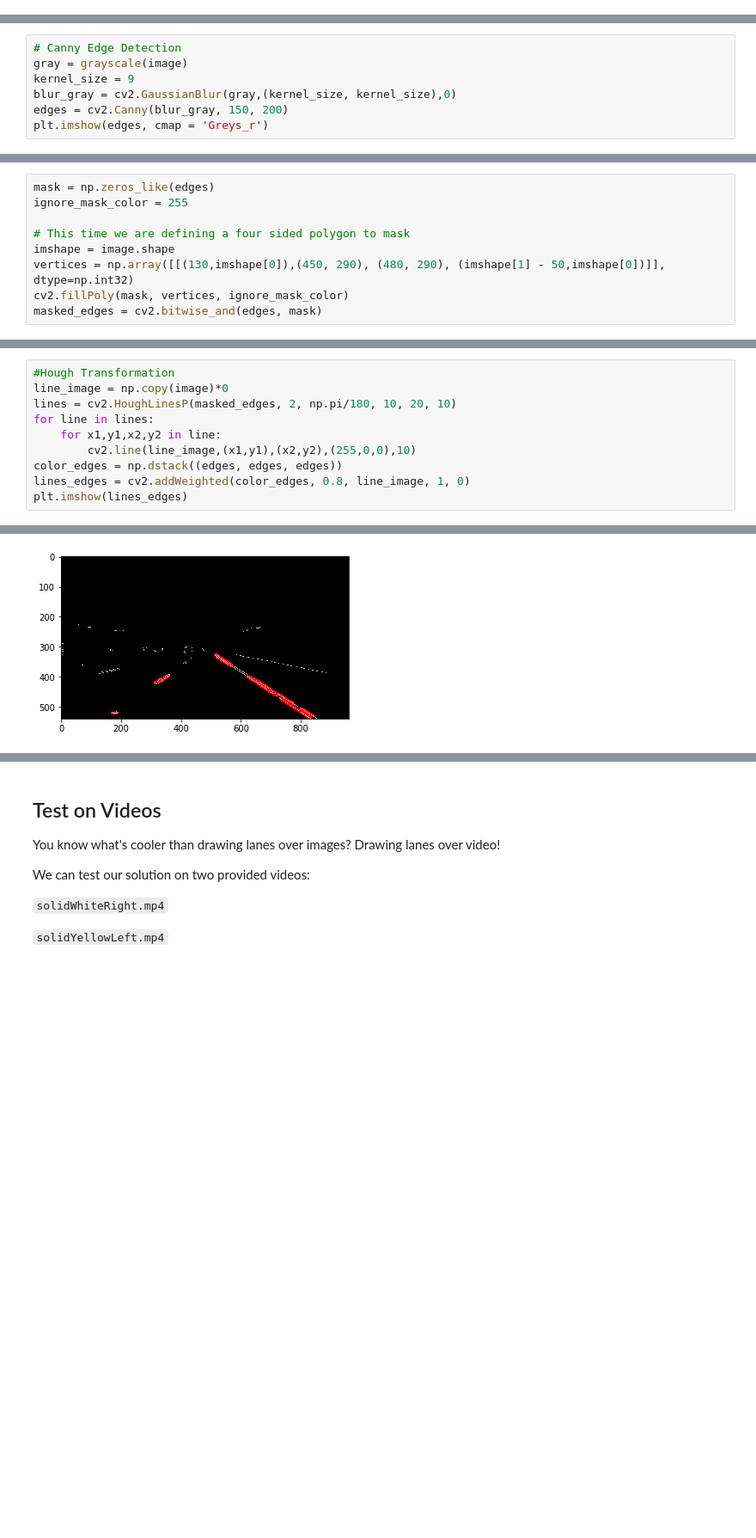
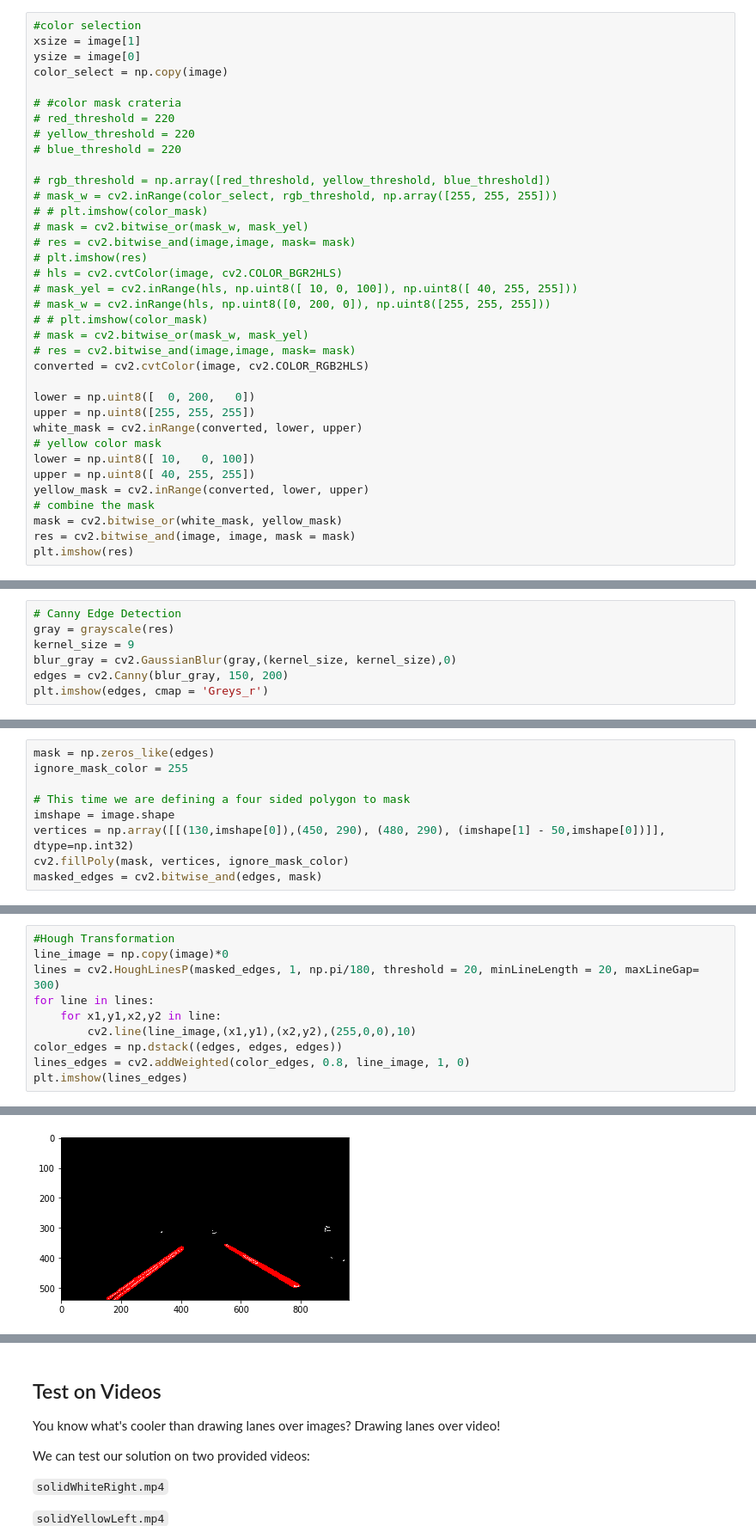
Before and after one commit to shiruizhi1234/CarND-LaneLines-P1, a Jupyter notebook: P1.ipynb, the cells around one changed output, grey strips where cells are left out. Shown: that part at 86% size. Saved outputs shown, nothing was run; the diff lists cells and outputs as text; blank space fills up the shorter version.

```diff
--- a/P1.ipynb
+++ b/P1.ipynb
@@ -235,0 +259,36 @@ plt.imshow(color_mask)
+# %%
+#color selection
+xsize = image[1]
+ysize = image[0]
+color_select = np.copy(image)
+
+# #color mask crateria
+# red_threshold = 220
+# yellow_threshold = 220
+# blue_threshold = 220
+
+# rgb_threshold = np.array([red_threshold, yellow_threshold, blue_threshold])
+# mask_w = cv2.inRange(color_select, rgb_threshold, np.array([255, 255, 255]))
+# # plt.imshow(color_mask)
+# mask = cv2.bitwise_or(mask_w, mask_yel)
+# res = cv2.bitwise_and(image,image, mask= mask)
+# plt.imshow(res)
+# hls = cv2.cvtColor(image, cv2.COLOR_BGR2HLS)
+# mask_yel = cv2.inRange(hls, np.uint8([ 10, 0, 100]), np.uint8([ 40, 255, 255]))
+# mask_w = cv2.inRange(hls, np.uint8([0, 200, 0]), np.uint8([255, 255, 255]))
+# # plt.imshow(color_mask)
+# mask = cv2.bitwise_or(mask_w, mask_yel)
+# res = cv2.bitwise_and(image,image, mask= mask)
+converted = cv2.cvtColor(image, cv2.COLOR_RGB2HLS)
+
+lower = np.uint8([  0, 200,   0])
+upper = np.uint8([255, 255, 255])
+white_mask = cv2.inRange(converted, lower, upper)
+# yellow color mask
+lower = np.uint8([ 10,   0, 100])
+upper = np.uint8([ 40, 255, 255])
+yellow_mask = cv2.inRange(converted, lower, upper)
+# combine the mask
+mask = cv2.bitwise_or(white_mask, yellow_mask)
+res = cv2.bitwise_and(image, image, mask = mask)
+plt.imshow(res)
@@ -236,6 +304,6 @@ plt.imshow(color_mask)
 # %%
 # Canny Edge Detection
-gray = grayscale(image)
+gray = grayscale(res)
 kernel_size = 9
 blur_gray = cv2.GaussianBlur(gray,(kernel_size, kernel_size),0)
 edges = cv2.Canny(blur_gray, 150, 200)
@@ -255,14 +328,14 @@ masked_edges = cv2.bitwise_and(edges, mask)
 # %%
 #Hough Transformation
 line_image = np.copy(image)*0
-lines = cv2.HoughLinesP(masked_edges, 2, np.pi/180, 10, 20, 10)
+lines = cv2.HoughLinesP(masked_edges, 1, np.pi/180, threshold = 20, minLineLength = 20, maxLineGap= 300)
 for line in lines:
     for x1,y1,x2,y2 in line:
         cv2.line(line_image,(x1,y1),(x2,y2),(255,0,0),10)
 color_edges = np.dstack((edges, edges, edges))
 lines_edges = cv2.addWeighted(color_edges, 0.8, line_image, 1, 0)
 plt.imshow(lines_edges)
 # %% [output]
 <matplotlib.image.AxesImage at 0x...>
-[figure, old version]
+[figure, new version]
 # %%
```
Also changed, not shown: parts of 15 cells of this notebook, 5 other files.
